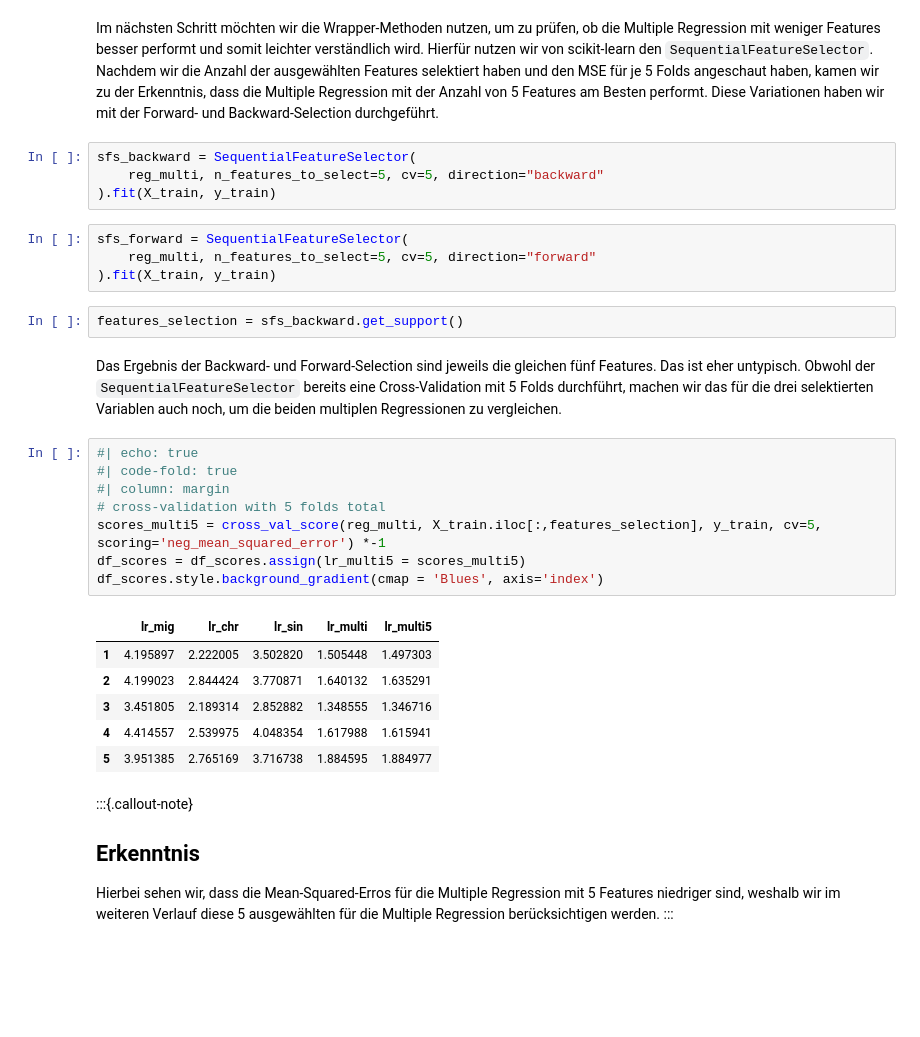
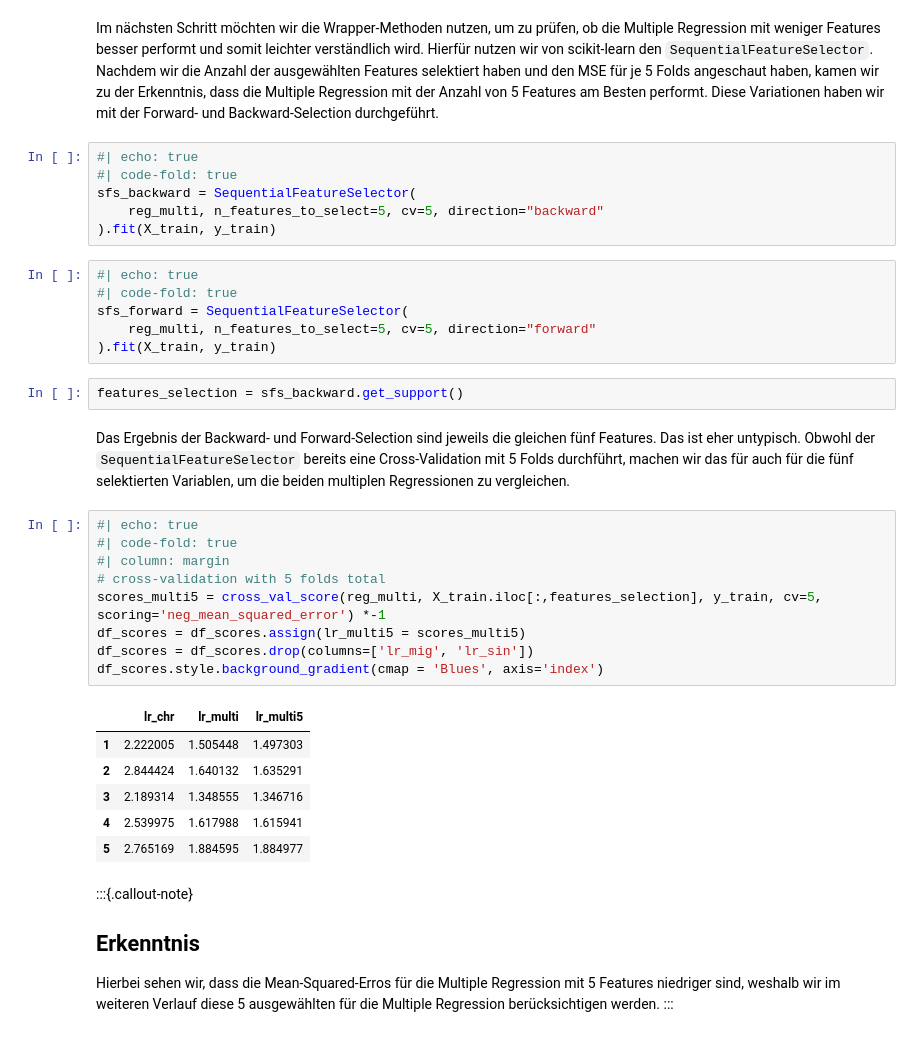
Before and after one commit to NicoHdM/ProjectHdM, a Jupyter notebook: reports/report.ipynb, the cells around one changed output. Saved outputs shown, nothing was run; the diff lists cells and outputs as text; blank space fills up the shorter version.

```diff
--- a/reports/report.ipynb
+++ b/reports/report.ipynb
@@ -558,32 +548,37 @@ df_scores.style.background_gradient(cmap = 'Blues', axis='index')
 # %% [markdown]
 Im nächsten Schritt möchten wir die Wrapper-Methoden nutzen, um zu prüfen, ob die Multiple Regression mit weniger Features besser performt und somit leichter verständlich wird. Hierfür nutzen wir von scikit-learn den `SequentialFeatureSelector`. Nachdem wir die Anzahl der ausgewählten Features selektiert haben und den MSE für je 5 Folds angeschaut haben, kamen wir zu der Erkenntnis, dass die Multiple Regression mit der Anzahl von 5 Features am Besten performt. Diese Variationen haben wir mit der Forward- und Backward-Selection durchgeführt.
 # %%
+#| echo: true
+#| code-fold: true
 sfs_backward = SequentialFeatureSelector(
     reg_multi, n_features_to_select=5, cv=5, direction="backward"
 ).fit(X_train, y_train)
 # %%
+#| echo: true
+#| code-fold: true
 sfs_forward = SequentialFeatureSelector(
     reg_multi, n_features_to_select=5, cv=5, direction="forward"
 ).fit(X_train, y_train)
 # %%
 features_selection = sfs_backward.get_support()
 # %% [markdown]
-Das Ergebnis der Backward- und Forward-Selection sind jeweils die gleichen fünf Features. Das ist eher untypisch. Obwohl der `SequentialFeatureSelector` bereits eine Cross-Validation mit 5 Folds durchführt, machen wir das für die drei selektierten Variablen auch noch, um die beiden multiplen Regressionen zu vergleichen.
+Das Ergebnis der Backward- und Forward-Selection sind jeweils die gleichen fünf Features. Das ist eher untypisch. Obwohl der `SequentialFeatureSelector` bereits eine Cross-Validation mit 5 Folds durchführt, machen wir das für auch für die fünf selektierten Variablen, um die beiden multiplen Regressionen zu vergleichen.
 # %%
 #| echo: true
 #| code-fold: true
 #| column: margin
 # cross-validation with 5 folds total
 scores_multi5 = cross_val_score(reg_multi, X_train.iloc[:,features_selection], y_train, cv=5, scoring='neg_mean_squared_error') *-1
 df_scores = df_scores.assign(lr_multi5 = scores_multi5)
+df_scores = df_scores.drop(columns=['lr_mig', 'lr_sin'])
 df_scores.style.background_gradient(cmap = 'Blues', axis='index')
 # %% [output]
-|  | lr_mig | lr_chr | lr_sin | lr_multi | lr_multi5 |
-| 1 | 4.195897 | 2.222005 | 3.502820 | 1.505448 | 1.497303 |
-| 2 | 4.199023 | 2.844424 | 3.770871 | 1.640132 | 1.635291 |
-| 3 | 3.451805 | 2.189314 | 2.852882 | 1.348555 | 1.346716 |
-| 4 | 4.414557 | 2.539975 | 4.048354 | 1.617988 | 1.615941 |
-| 5 | 3.951385 | 2.765169 | 3.716738 | 1.884595 | 1.884977 |
+|  | lr_chr | lr_multi | lr_multi5 |
+| 1 | 2.222005 | 1.505448 | 1.497303 |
+| 2 | 2.844424 | 1.640132 | 1.635291 |
+| 3 | 2.189314 | 1.348555 | 1.346716 |
+| 4 | 2.539975 | 1.617988 | 1.615941 |
+| 5 | 2.765169 | 1.884595 | 1.884977 |
 # %% [markdown]
 :::{.callout-note}
 ## Erkenntnis
```
Also changed, not shown: parts of 9 cells of this notebook, 1 other file.
